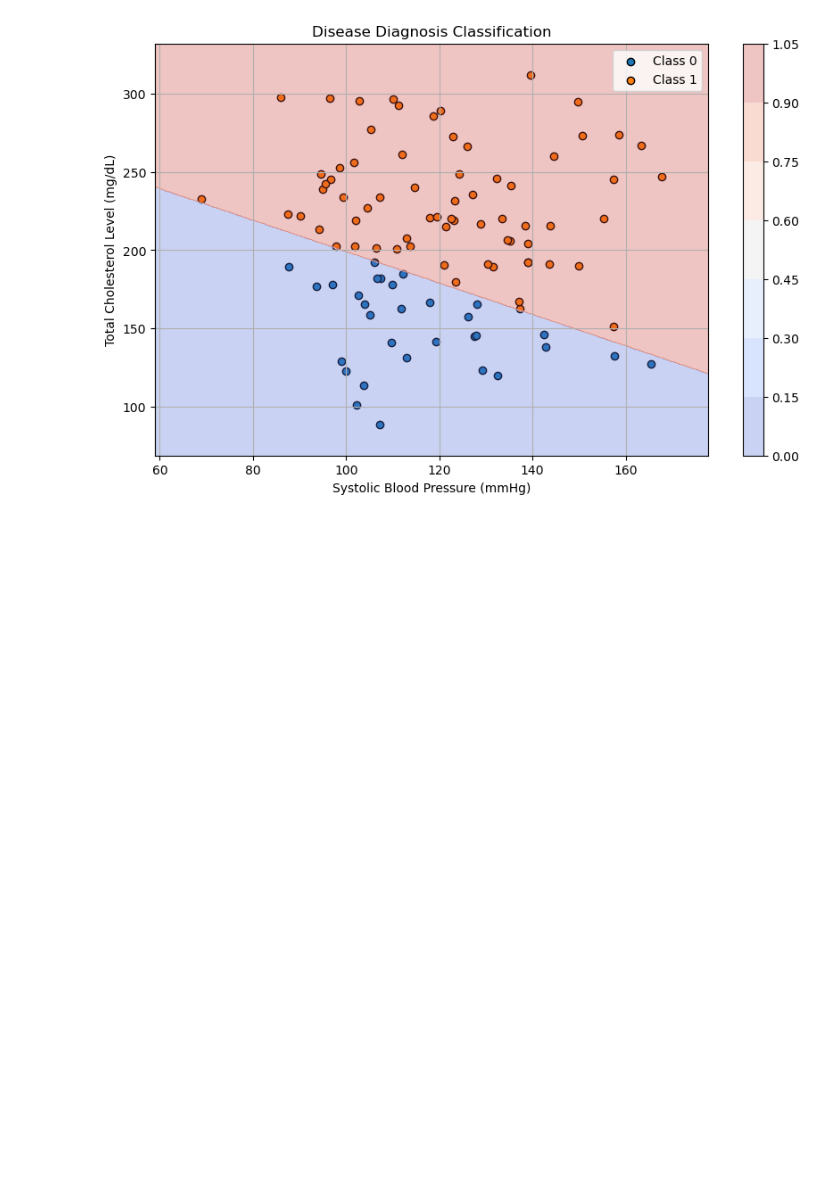
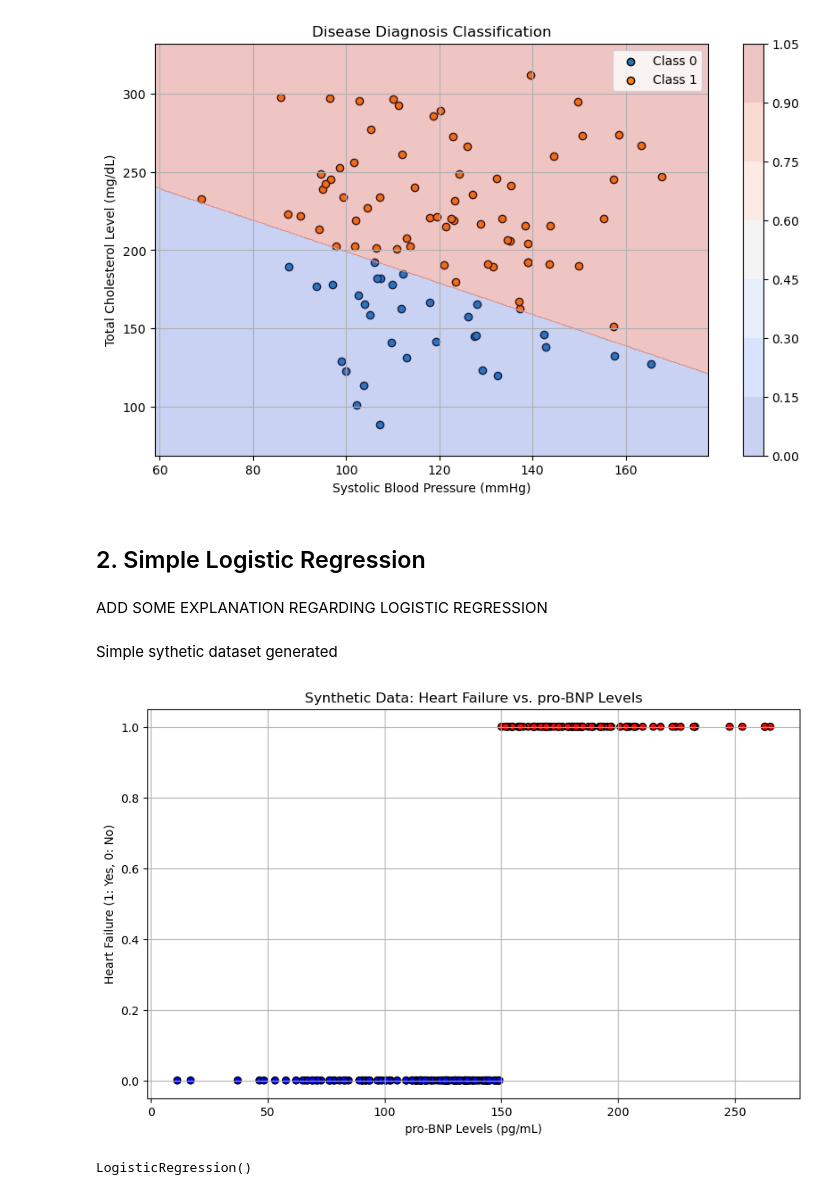
Before and after one commit to Hospital-Da-Luz-Learning-Health/MLCatolica25, a Jupyter notebook: Aula 6 - Supervised Learning II/Learning Notebook.ipynb, the cells around one changed output. Drawn from its saved outputs; the diff is of its cells as text; code cells hidden in the pictures; blank space fills up the shorter version.

Commit message:
update class 6 data and LN

```diff
--- a/Aula 6 - Supervised Learning II/Learning Notebook.ipynb
+++ b/Aula 6 - Supervised Learning II/Learning Notebook.ipynb
@@ -69,3 +81,41 @@ plt.grid(True)
 plt.show()
 # %% [output]
 [figure]
+# %% [markdown]
+## 2. Simple Logistic Regression
+# %% [markdown]
+ADD SOME EXPLANATION REGARDING LOGISTIC REGRESSION
+# %% [markdown]
+Simple sythetic dataset generated
+# %%
+# Number of data points
+n = 200
+
+# Generate synthetic pro-BNP levels
+pro_bnp_levels = np.random.randn(n) * 50 + 150  # pro-BNP levels in pg/mL
+
+# Generate binary target variable (1: Heart Failure, 0: No Heart Failure)
+threshold = 150  # Threshold for heart failure
+heart_failure = (pro_bnp_levels > threshold).astype(int)
+# %%
+# Plot the synthetic data
+plt.figure(figsize=(10, 6))
+plt.scatter(pro_bnp_levels, heart_failure, c=heart_failure, cmap='bwr', edgecolor='k')
+plt.xlabel('pro-BNP Levels (pg/mL)')
+plt.ylabel('Heart Failure (1: Yes, 0: No)')
+plt.title('Synthetic Data: Heart Failure vs. pro-BNP Levels')
+
+plt.grid(True)
+plt.show()
+# %% [output]
+[figure, added]
+# %%
+# Reshape the data for sklearn (necessary for fitting the model)
+X = pro_bnp_levels.reshape(-1, 1)  # Reshape to 2D array with one feature
+y = heart_failure
+
+# Create and fit the logistic regression model
+model = LogisticRegression()
+model.fit(X, y)
+# %% [output]
+LogisticRegression()
```
Also changed, not shown: parts of 7 cells of this notebook, 2 other files.
